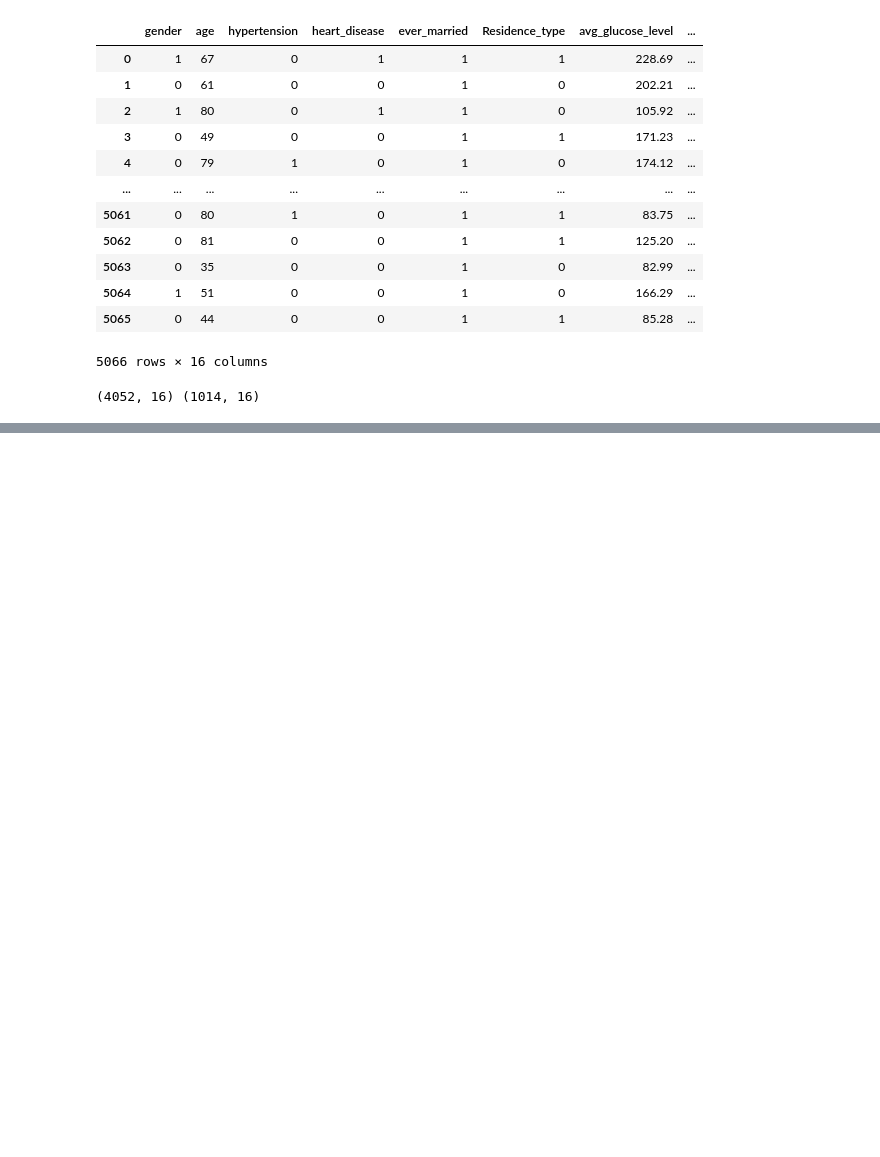
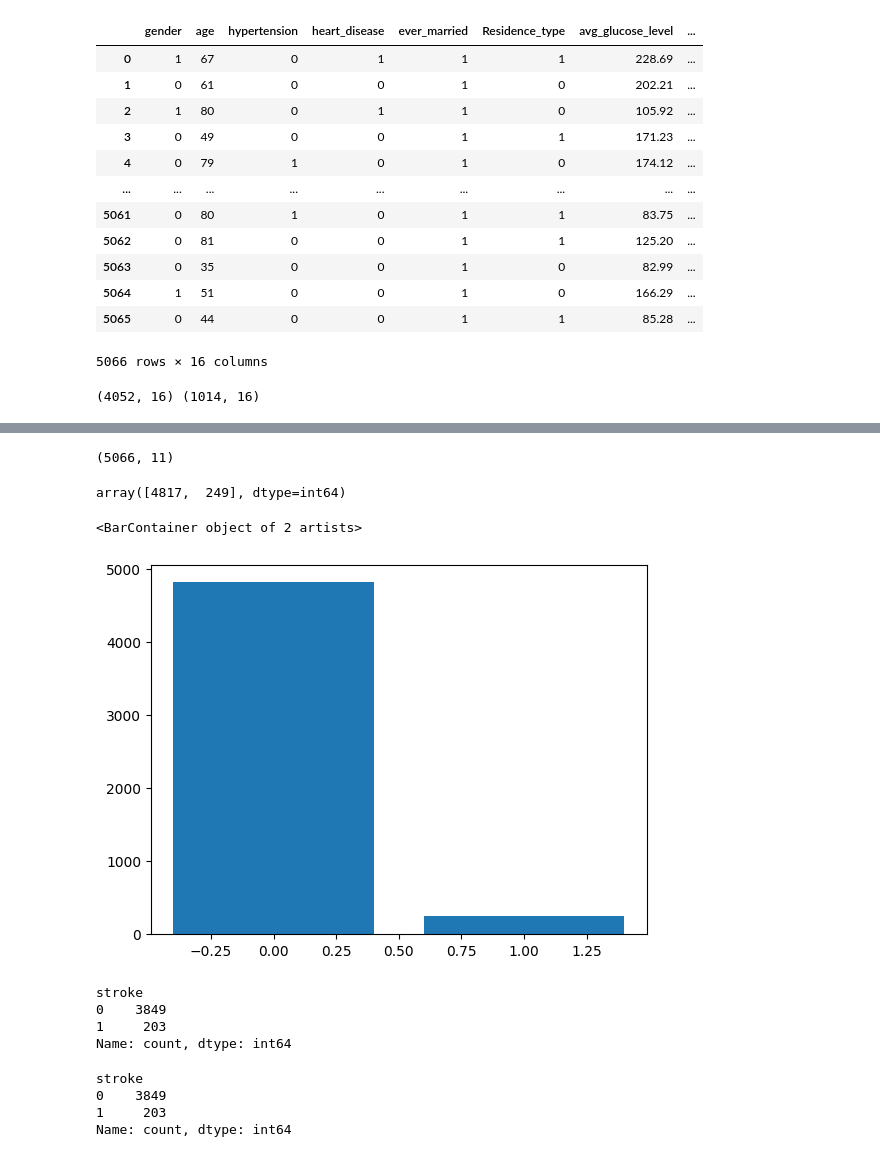
Before and after one commit to asbpintu/Stroke-Risk-Prediction, a Jupyter notebook: research/trials.ipynb, the cells around one changed output, grey strips where cells are left out. Saved outputs shown, nothing was run; the diff lists cells and outputs as text; code cells hidden in the pictures; blank space fills up the shorter version.

```diff
--- a/research/trials.ipynb
+++ b/research/trials.ipynb
@@ -849,0 +995,6 @@ RandomForestClassifier(max_depth=100, min_samples_leaf=2, min_samples_split=10,
+# %%
+data = pd.read_csv('artifacts\data_preprocess\data.csv')
+# %%
+data.shape
+# %% [output]
+(5066, 11)
@@ -849,0 +1004,16 @@ RandomForestClassifier(max_depth=100, min_samples_leaf=2, min_samples_split=10,
+# %%
+data['stroke'].value_counts().values
+# %% [output]
+array([4817,  249], dtype=int64)
+# %%
+plt.bar([0,1],data['stroke'].value_counts().values)
+# %% [output]
+<BarContainer object of 2 artists>
+[figure, added]
+# %%
+train['stroke'].value_counts()
+# %% [output]
+stroke
+0    3849
+1     203
+Name: count, dtype: int64
@@ -849,0 +1023,7 @@ RandomForestClassifier(max_depth=100, min_samples_leaf=2, min_samples_split=10,
+# %%
+train_y.value_counts()
+# %% [output]
+stroke
+0    3849
+1     203
+Name: count, dtype: int64
```
Also changed, not shown: parts of 43 cells of this notebook, 6 other files.
